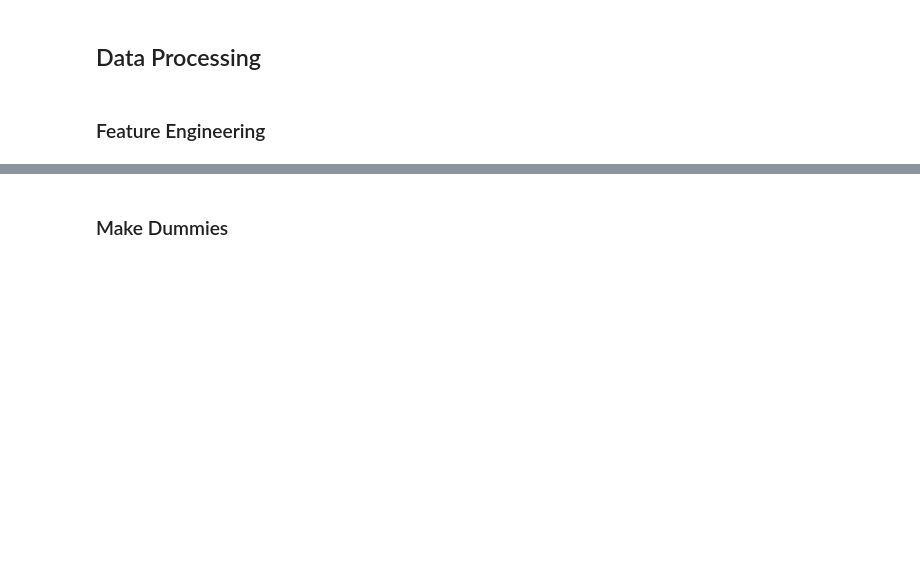
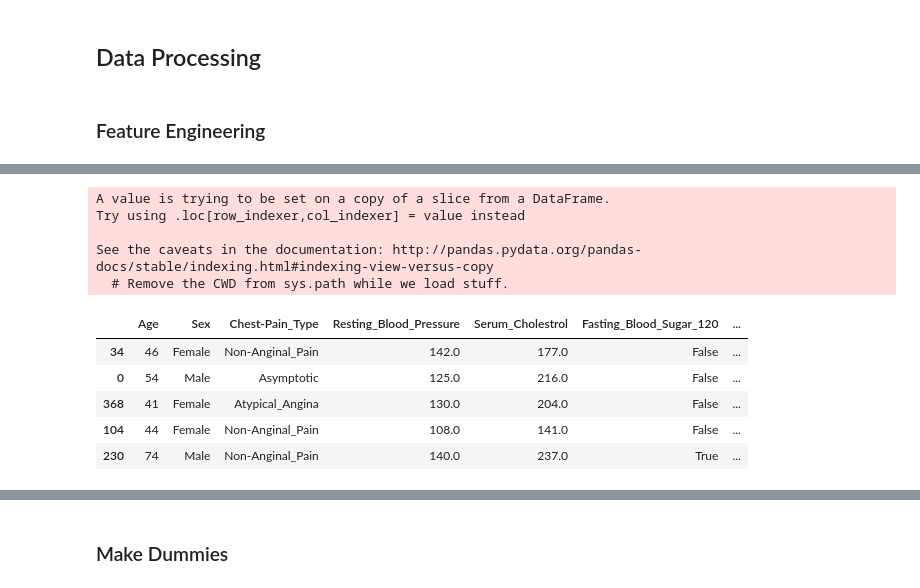
Before and after one commit to aldoazali/ButuhPassingan_IF3170, a Jupyter notebook: IF3170_Butuh_Passingan_vAldo.ipynb, the cells around one changed output, grey strips where cells are left out. Drawn from its saved outputs; the diff is of its cells as text; code cells hidden in the pictures; blank space fills up the shorter version.

```diff
--- a/IF3170_Butuh_Passingan_vAldo.ipynb
+++ b/IF3170_Butuh_Passingan_vAldo.ipynb
@@ -316,0 +302,24 @@ X_train_split.shape
+# %%
+condition = [
+    (X_test_split['Age'] < 30),
+    (X_test_split['Age'] >= 30) & (X_test_split['Age'] < 40),
+    (X_test_split['Age'] >= 40) & (X_test_split['Age'] < 50),
+    (X_test_split['Age'] >= 50) & (X_test_split['Age'] < 60),
+    (X_test_split['Age'] >= 60) & (X_test_split['Age'] < 70),
+    (X_test_split['Age'] >= 70) & (X_test_split['Age'] < 80),
+    (X_test_split['Age'] >= 80)]
+choice = ['< 30', '30 - 39', '40 - 49', '50 - 59', '60 - 69', '70 - 79', '> 80']
+X_test_split['Age_range'] = np.select(condition, choice, default='50 - 59')
+X_test_split.head()
+# %% [output]
+A value is trying to be set on a copy of a slice from a DataFrame.
+Try using .loc[row_indexer,col_indexer] = value instead
+
+See the caveats in the documentation: http://pandas.pydata.org/pandas-docs/stable/indexing.html#indexing-view-versus-copy
+  # Remove the CWD from sys.path while we load stuff.
+|  | Age | Sex | Chest-Pain_Type | Resting_Blood_Pressure | Serum_Cholestrol | Fasting_Blood_Sugar_120 | ... |
+| 34 | 46 | Female | Non-Anginal_Pain | 142.0 | 177.0 | False | ... |
+| 0 | 54 | Male | Asymptotic | 125.0 | 216.0 | False | ... |
+| 368 | 41 | Female | Atypical_Angina | 130.0 | 204.0 | False | ... |
+| 104 | 44 | Female | Non-Anginal_Pain | 108.0 | 141.0 | False | ... |
+| 230 | 74 | Male | Non-Anginal_Pain | 140.0 | 237.0 | True | ... |
```
Also changed, not shown: parts of 39 cells of this notebook.
